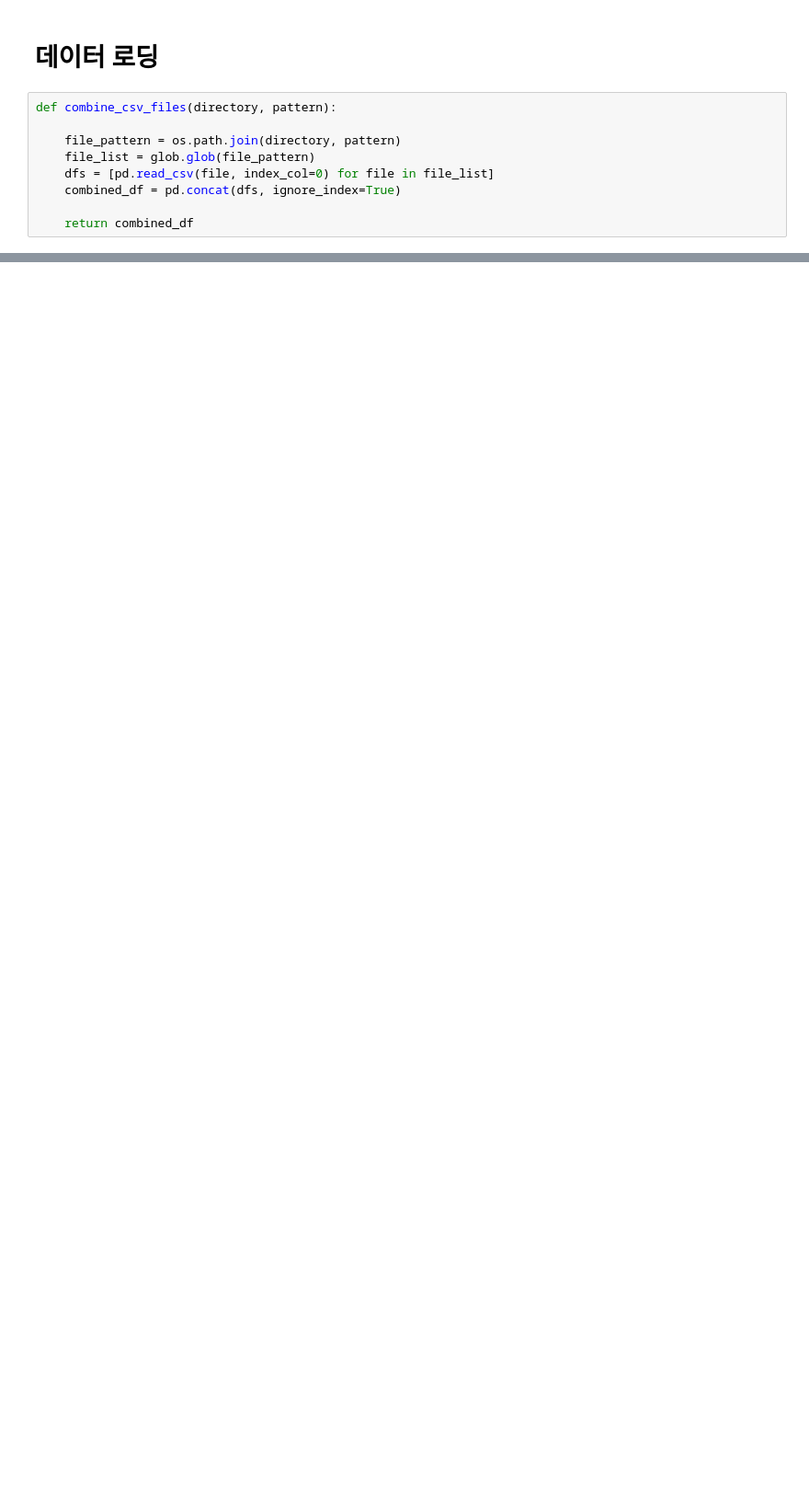
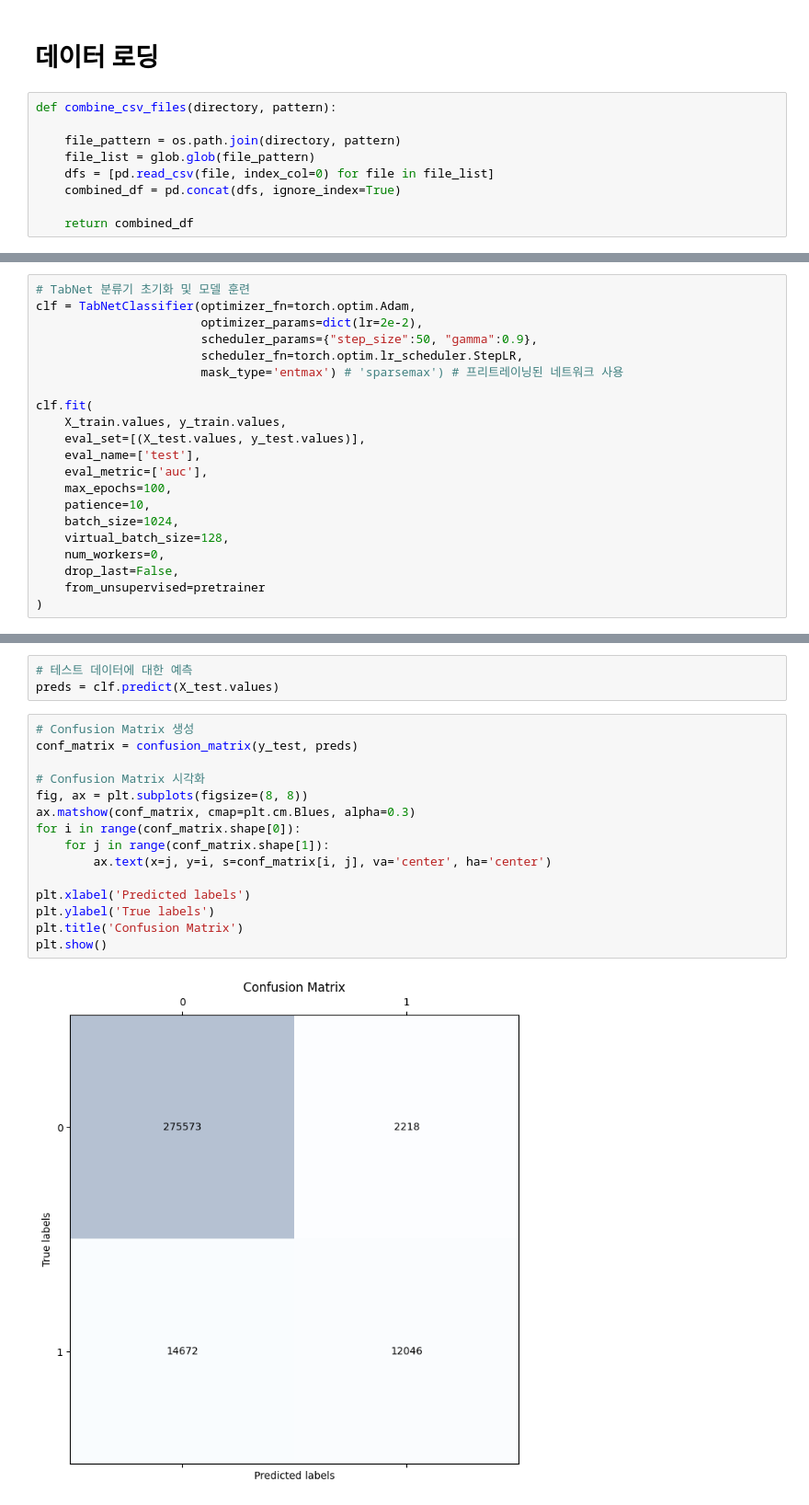
Before and after one commit to yschoi9930/Kaggle, a Jupyter notebook: tabnet.ipynb, the cells around one changed output, grey strips where cells are left out. Shown: that part at 92% size. Saved outputs shown, nothing was run; the diff lists cells and outputs as text; blank space fills up the shorter version.

```diff
--- a/tabnet.ipynb
+++ b/tabnet.ipynb
@@ -66,0 +173,21 @@ df.head()
+# %%
+# TabNet 분류기 초기화 및 모델 훈련
+clf = TabNetClassifier(optimizer_fn=torch.optim.Adam,
+                       optimizer_params=dict(lr=2e-2),
+                       scheduler_params={"step_size":50, "gamma":0.9},
+                       scheduler_fn=torch.optim.lr_scheduler.StepLR,
+                       mask_type='entmax') # 'sparsemax') # 프리트레이닝된 네트워크 사용
+
+clf.fit(
+    X_train.values, y_train.values,
+    eval_set=[(X_test.values, y_test.values)],
+    eval_name=['test'],
+    eval_metric=['auc'],
+    max_epochs=100,
+    patience=10,
+    batch_size=1024,
+    virtual_batch_size=128,
+    num_workers=0,
+    drop_last=False,
+    from_unsupervised=pretrainer
+)
@@ -66,0 +212,20 @@ df.head()
+# %%
+# 테스트 데이터에 대한 예측
+preds = clf.predict(X_test.values)
+# %%
+# Confusion Matrix 생성
+conf_matrix = confusion_matrix(y_test, preds)
+
+# Confusion Matrix 시각화
+fig, ax = plt.subplots(figsize=(8, 8))
+ax.matshow(conf_matrix, cmap=plt.cm.Blues, alpha=0.3)
+for i in range(conf_matrix.shape[0]):
+    for j in range(conf_matrix.shape[1]):
+        ax.text(x=j, y=i, s=conf_matrix[i, j], va='center', ha='center')
+
+plt.xlabel('Predicted labels')
+plt.ylabel('True labels')
+plt.title('Confusion Matrix')
+plt.show()
+# %% [output]
+[figure, added]
```
Also changed, not shown: parts of 16 cells of this notebook.
